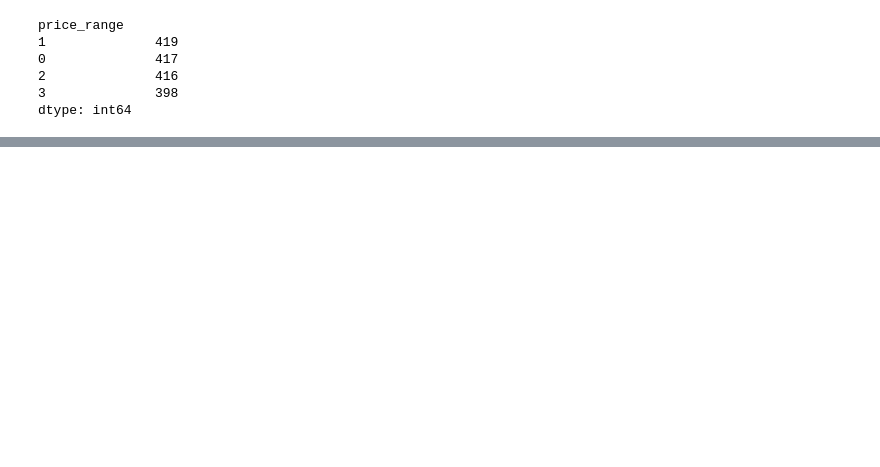
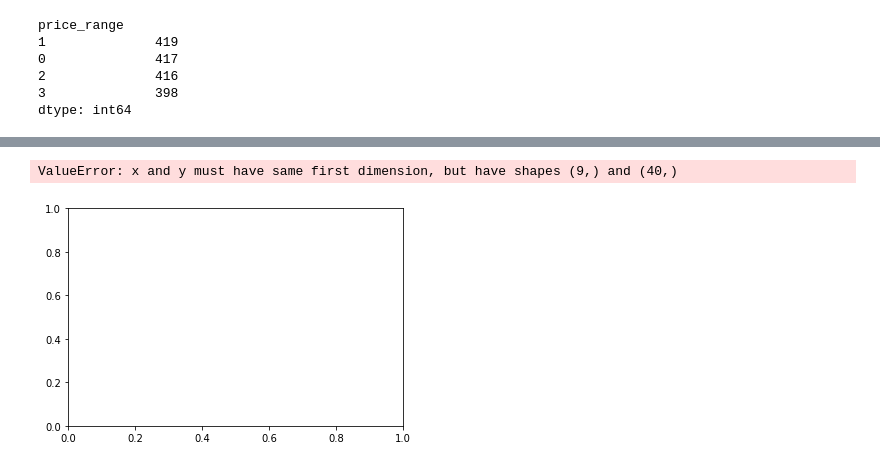
Before and after one commit to nitesh2104/ML, a Jupyter notebook: Supervised-Learning/BOOSTING/Boosting_Price.ipynb, the cells around one changed output, grey strips where cells are left out. Cells and saved outputs as stored; diff of their text form; code cells hidden in the pictures; blank space fills up the shorter version.

```diff
--- a/Supervised-Learning/BOOSTING/Boosting_Price.ipynb
+++ b/Supervised-Learning/BOOSTING/Boosting_Price.ipynb
@@ -102,7 +110,7 @@ plt.show()
 # %%
 ### PIPELINES ###
 # Data scaled in pipeline already
-pipeline = make_pipeline(MinMaxScaler(), SelectFromModel(RandomForestClassifier(random_state=0)), AdaBoostClassifier(random_state=0))
+pipeline = make_pipeline(SelectFromModel(RandomForestClassifier(random_state=0)), AdaBoostClassifier(random_state=0))
 pipeline.fit(x_train_scaled, y_train_scaled)
 print(f"MLP Pipeline Model: Fit Time: {time.time() - start_time}")
 start_time = time.time()
@@ -132,25 +191,28 @@ clf_cv.best_params_
 # %%
 ### Learning Curve ###
 train_sizes = np.arange(0.1, 1.0, 0.1)
-clf_new = AdaBoostClassifier(base_estimator=DecisionTreeClassifier(random_state=0, max_depth=1),
-                             n_estimators=906, learning_rate=1.8, algorithm="SAMME")
-_, train_scores, test_scores = learning_curve(clf_new, x_train, np.ravel(y_train), train_sizes=train_sizes, cv=5)
+clf_new = AdaBoostClassifier(base_estimator=DecisionTreeClassifier(random_state=0, max_depth=2), n_estimators=148, learning_rate=0.9, algorithm="SAMME")
+_, train_scores, test_scores = learning_curve(clf_new, x_train_scaled, y_train_scaled, train_sizes=train_sizes, cv=5)
 # %%
 plt.figure()
 mean_train_scores = np.mean(train_scores, axis=1)
 std_train_scores = np.std(train_scores, axis=1)
 mean_test_scores = np.mean(test_scores, axis=1)
 std_test_scores = np.std(test_scores, axis=1)
-plt.plot(train_sizes, mean_train_scores, 'o-', label='Training score')
+plt.plot(train_sizes, mean_train_scores, 'o-', color="darkorange", label='Training score')
 plt.fill_between(train_sizes, mean_train_scores - std_train_scores, mean_train_scores + std_train_scores, alpha=0.2)
-plt.plot(train_sizes, mean_test_scores, 'o-', label='Cross-validation score')
+plt.plot(train_sizes, mean_test_scores, 'o-', color="navy", label='Cross-validation score')
 plt.fill_between(train_sizes, mean_test_scores - std_test_scores, mean_test_scores + std_test_scores, alpha=0.2)
-plt.title('Learning curve for decision tree')
+plt.title('Learning curve for Boosting')
 plt.xlabel('Fraction of training examples')
+
 plt.ylabel("Classification score")
 plt.legend(loc="best")
 plt.grid()
-#plt.savefig(fig_path + 'dt_learning_curve.png')
+plt.savefig(os.getcwd() + '/ada_learning_curve_price.png')
 plt.show()
+# %% [output]
+ValueError: x and y must have same first dimension, but have shapes (9,) and (40,)
+[figure, added]
 # %%
 lw = 2
```
Also changed, not shown: parts of 10 cells of this notebook, 19 other files.
